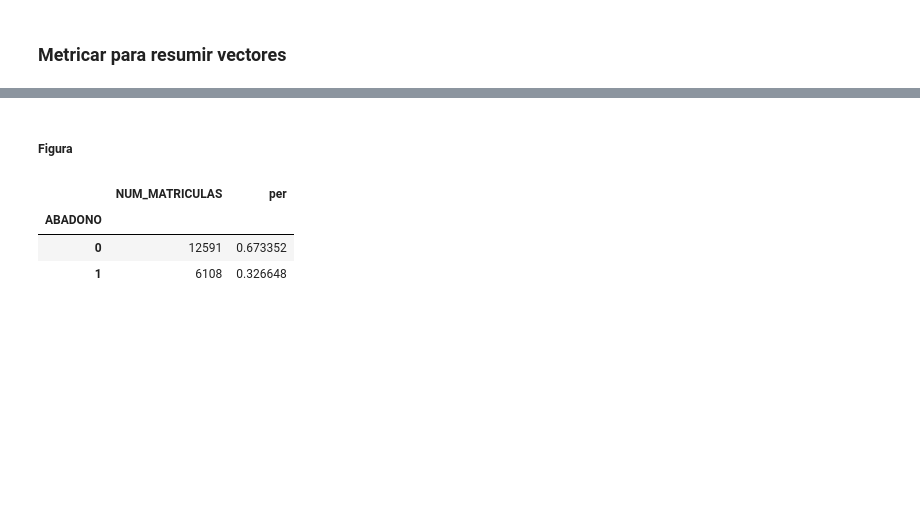
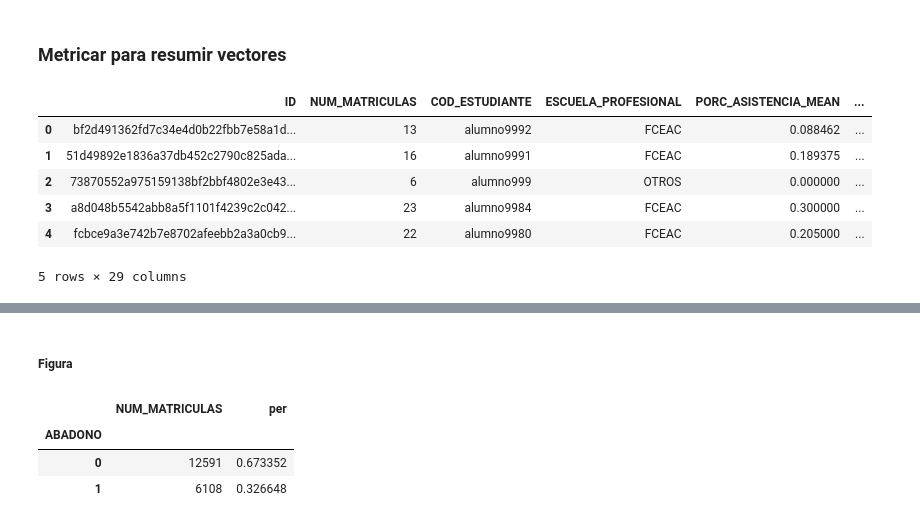
Before and after one commit to johnkbarrera/university-dropout, a Jupyter notebook: pre_processing.ipynb, the cells around one changed output, grey strips where cells are left out. Saved outputs shown, nothing was run; the diff lists cells and outputs as text; code cells hidden in the pictures; blank space fills up the shorter version.

```diff
--- a/pre_processing.ipynb
+++ b/pre_processing.ipynb
@@ -469,0 +501,50 @@ data_features.head(3)
+# %%
+columns_metrics = ['NUM_CURSOS_APR_CICLO_01', 'NUM_CURSOS_APR_CICLO_02', 'NUM_CURSOS_APR_CICLO_03', 'NUM_CURSOS_APR_CICLO_04',
+                    'NUM_CURSOS_APR_CICLO_05', 'NUM_CURSOS_APR_CICLO_06','NUM_CURSOS_APR_CICLO_07', 'NUM_CURSOS_APR_CICLO_08',
+                    'NUM_CURSOS_APR_CICLO_09', 'NUM_CURSOS_APR_CICLO_10','NUM_CURSOS_APR_CICLO_11', 'NUM_CURSOS_APR_CICLO_12',
+                    'NUM_CURSOS_APR_CICLO_13', 'NUM_CURSOS_APR_CICLO_14']
+data_temp = vector_metrics(
+                    data_temp,
+                    tag='NUM_CURSOS_APR',
+                    columns = columns_metrics,
+                    )
+
+columns_metrics = ['CANT_CRED_APR_CICLO_01', 'CANT_CRED_APR_CICLO_02', 'CANT_CRED_APR_CICLO_03', 'CANT_CRED_APR_CICLO_04',
+                    'CANT_CRED_APR_CICLO_05', 'CANT_CRED_APR_CICLO_06','CANT_CRED_APR_CICLO_07', 'CANT_CRED_APR_CICLO_08',
+                    'CANT_CRED_APR_CICLO_09', 'CANT_CRED_APR_CICLO_10','CANT_CRED_APR_CICLO_11', 'CANT_CRED_APR_CICLO_12',
+                    'CANT_CRED_APR_CICLO_13', 'CANT_CRED_APR_CICLO_14',]
+data_temp = vector_metrics(
+                    data_temp,
+                    tag='CANT_CRED_APR',
+                    columns = columns_metrics,
+                    )
+
+columns_metrics = ['NUM_CURSOS_DES_CICLO_01', 'NUM_CURSOS_DES_CICLO_02', 'NUM_CURSOS_DES_CICLO_03', 'NUM_CURSOS_DES_CICLO_04',
+                    'NUM_CURSOS_DES_CICLO_05', 'NUM_CURSOS_DES_CICLO_06', 'NUM_CURSOS_DES_CICLO_07', 'NUM_CURSOS_DES_CICLO_08',
+                    'NUM_CURSOS_DES_CICLO_09', 'NUM_CURSOS_DES_CICLO_10','NUM_CURSOS_DES_CICLO_11', 'NUM_CURSOS_DES_CICLO_12',
+                    'NUM_CURSOS_DES_CICLO_13', 'NUM_CURSOS_DES_CICLO_14',]
+data_temp = vector_metrics(
+                    data_temp,
+                    tag='NUM_CURSOS_DES',
+                    columns = columns_metrics,
+                )
+
+columns_metrics = ['CANT_CRED_DES_CICLO_01', 'CANT_CRED_DES_CICLO_02', 'CANT_CRED_DES_CICLO_03', 'CANT_CRED_DES_CICLO_04',
+                    'CANT_CRED_DES_CICLO_05', 'CANT_CRED_DES_CICLO_06', 'CANT_CRED_DES_CICLO_07', 'CANT_CRED_DES_CICLO_08',
+                    'CANT_CRED_DES_CICLO_09', 'CANT_CRED_DES_CICLO_10','CANT_CRED_DES_CICLO_11', 'CANT_CRED_DES_CICLO_12',
+                    'CANT_CRED_DES_CICLO_13', 'CANT_CRED_DES_CICLO_14',]
+data_temp = vector_metrics(
+                    data_temp,
+                    tag='CANT_CRED_DES',
+                    columns = columns_metrics,
+                )
+
+data_temp.head()
+# %% [output]
+|  | ID | NUM_MATRICULAS | COD_ESTUDIANTE | ESCUELA_PROFESIONAL | PORC_ASISTENCIA_MEAN | ... |
+| 0 | bf2d491362fd7c34e4d0b22fbb7e58a1d... | 13 | alumno9992 | FCEAC | 0.088462 | ... |
+| 1 | 51d49892e1836a37db452c2790c825ada... | 16 | alumno9991 | FCEAC | 0.189375 | ... |
+| 2 | 73870552a975159138bf2bbf4802e3e43... | 6 | alumno999 | OTROS | 0.000000 | ... |
+| 3 | a8d048b5542abb8a5f1101f4239c2c042... | 23 | alumno9984 | FCEAC | 0.300000 | ... |
+| 4 | fcbce9a3e742b7e8702afeebb2a3a0cb9... | 22 | alumno9980 | FCEAC | 0.205000 | ... |
+5 rows × 29 columns
```
Also changed, not shown: parts of 17 cells of this notebook.
